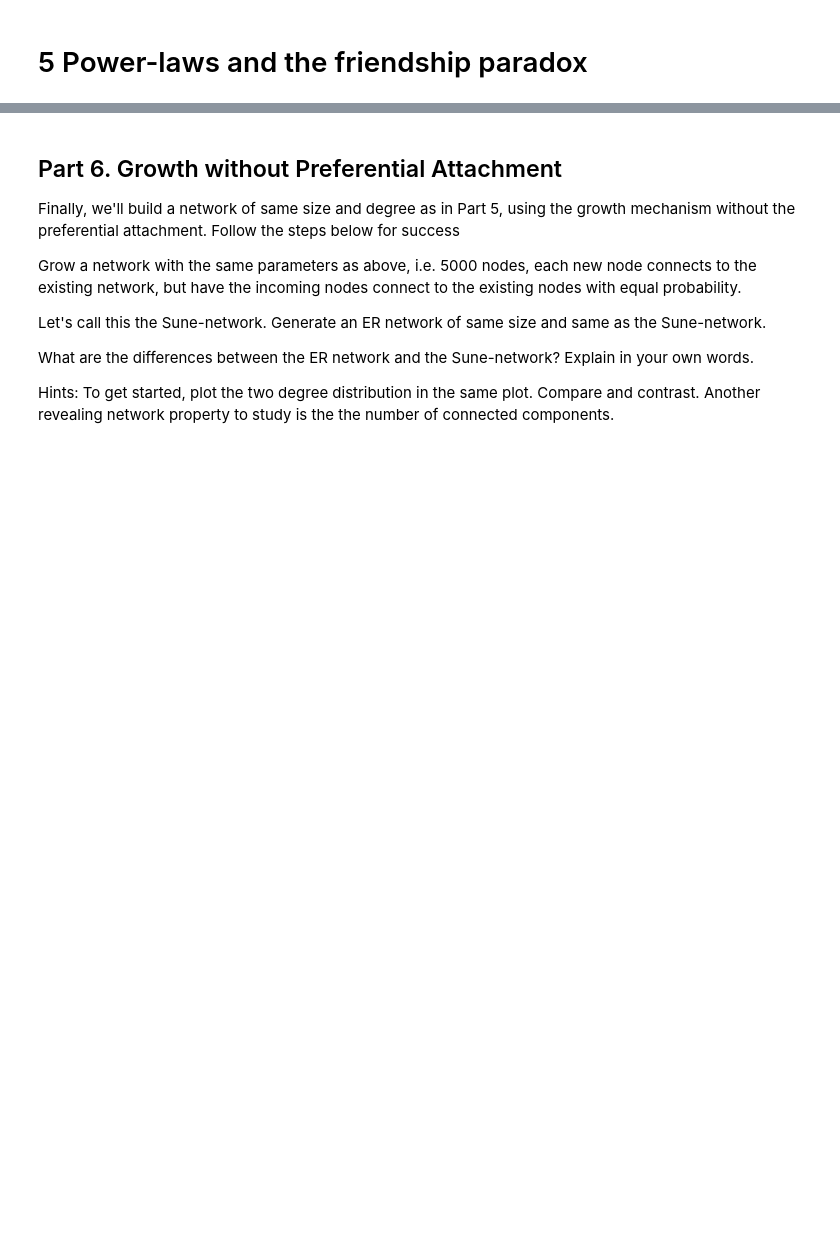
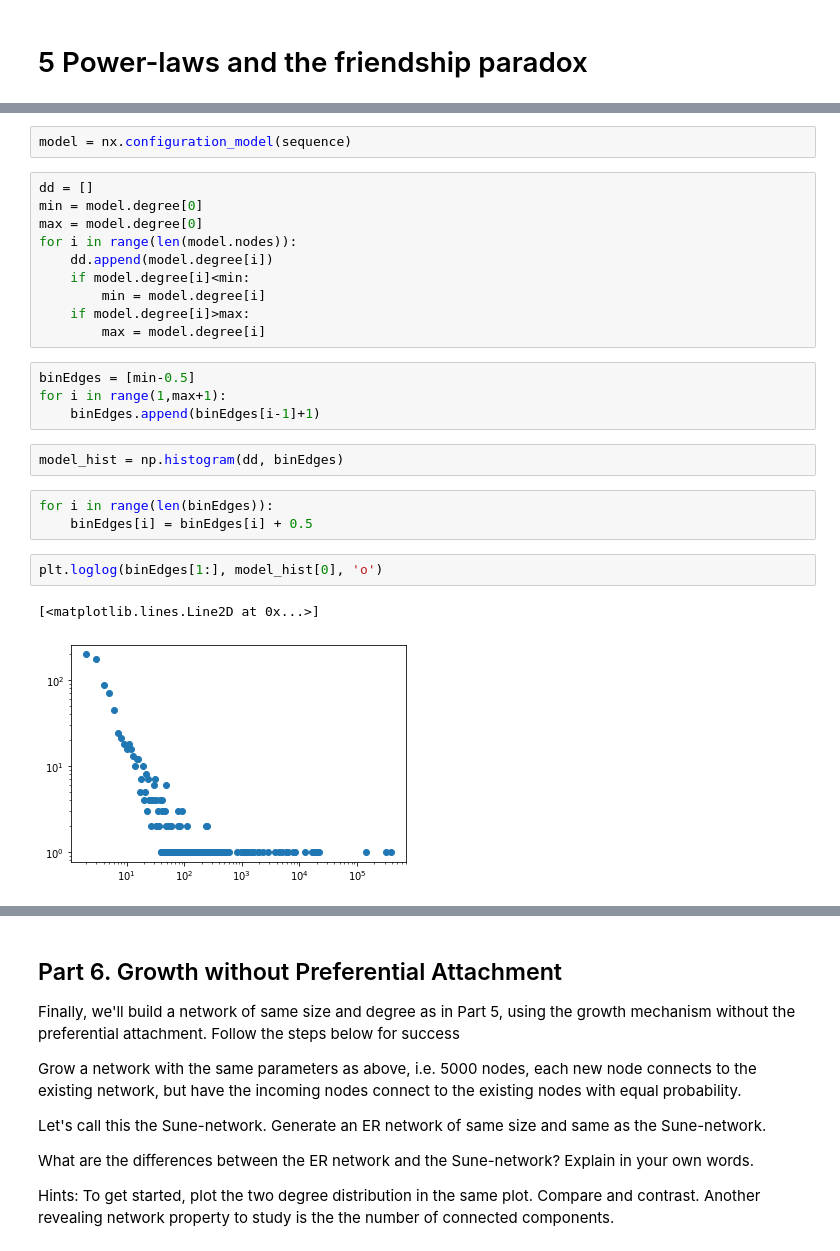
Before and after one commit to aperinus/SocialGraphs, a Jupyter notebook: Assignment1.ipynb, the cells around one changed output, grey strips where cells are left out. Saved outputs shown, nothing was run; the diff lists cells and outputs as text; blank space fills up the shorter version.

```diff
--- a/Assignment1.ipynb
+++ b/Assignment1.ipynb
@@ -268,0 +269,26 @@ if (sum % 2) != 0:
+# %%
+model = nx.configuration_model(sequence)
+# %%
+dd = []
+min = model.degree[0]
+max = model.degree[0]
+for i in range(len(model.nodes)):
+    dd.append(model.degree[i])
+    if model.degree[i]<min:
+        min = model.degree[i]
+    if model.degree[i]>max:
+        max = model.degree[i]
+# %%
+binEdges = [min-0.5]
+for i in range(1,max+1):
+    binEdges.append(binEdges[i-1]+1)
+# %%
+model_hist = np.histogram(dd, binEdges)
+# %%
+for i in range(len(binEdges)):
+    binEdges[i] = binEdges[i] + 0.5
+# %%
+plt.loglog(binEdges[1:], model_hist[0], 'o')
+# %% [output]
+[<matplotlib.lines.Line2D at 0x...>]
+[figure, added]
```
Also changed, not shown: parts of 13 cells of this notebook.
